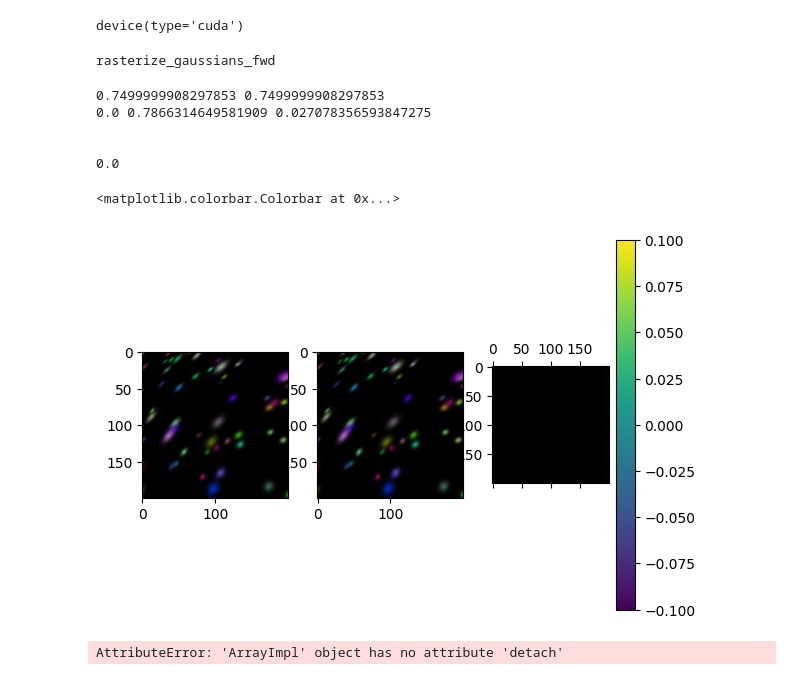
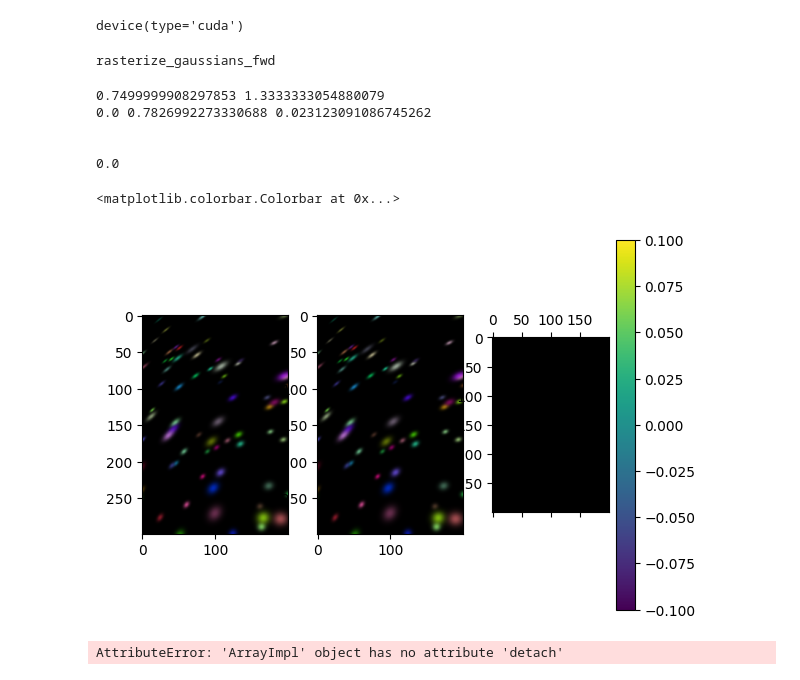
Before and after one commit to nishadgothoskar/diff-gaussian-rasterization, a Jupyter notebook: validate_torch_minimal.ipynb, the cells around one changed output. Saved outputs shown, nothing was run; the diff lists cells and outputs as text; code cells hidden in the pictures.

```diff
--- a/validate_torch_minimal.ipynb
+++ b/validate_torch_minimal.ipynb
@@ -63,21 +65,9 @@ intrinsics = Intrinsics(
-# %%
-from diff_gaussian_rasterization import _C
-import jax.numpy as jnp
-import jax
-import functools
-from jax import core, dtypes
-from jax.core import ShapedArray
-from jax.interpreters import batching, mlir, xla
-from jax.lib import xla_client
-import numpy as np
-from jaxlib.hlo_helpers import custom_call
-from tqdm import tqdm
-for _name, _value in _C.registrations().items():
-    print(_name)
-    xla_client.register_custom_call_target(_name, _value, platform="gpu")
-# %% [output]
-rasterize_gaussians_fwd
 # %%
+
+for _name, _value in _C.registrations().items():
+    print(_name)
+    xla_client.register_custom_call_target(_name, _value, platform="gpu")
+
 # XLA array layout in memory
 def default_layouts(*shapes):
     return [range(len(shape) - 1, -1, -1) for shape in shapes]
@@ -98,7 +88,6 @@ def _build_rasterize_gaussians_fwd_primitive():
             projmatrix,
             sh,
             campos,
-            image_empty,
             tanfovx, tanfovy, image_height, image_width,  sh_degree,
         ):
 
@@ -111,14 +100,13 @@ def _build_rasterize_gaussians_fwd_primitive():
 
         dtype = dtypes.canonicalize_dtype(means3D.dtype)
         num_gaussians, _ = means3D.shape
-        _image_height, _image_width = image_empty.shape[:2]
 
         GEOM_BUFFER_SIZE = int(1e6)
         BINNING_BUFFER_SIZE = int(1e7)
         IMG_BUFFER_SIZE = int(1e6)
 
         return [ShapedArray((1,), dtypes.canonicalize_dtype(jnp.int32)),
-                ShapedArray((3, _image_height, _image_width),  dtypes.canonicalize_dtype(jnp.float32)),
+                ShapedArray((3, image_height, image_width),  dtypes.canonicalize_dtype(jnp.float32)),
                 ShapedArray((num_gaussians,), dtypes.canonicalize_dtype(jnp.int32)),
                 ShapedArray((GEOM_BUFFER_SIZE,),  dtypes.canonicalize_dtype(jnp.float32)),
                 ShapedArray((BINNING_BUFFER_SIZE,),  dtypes.canonicalize_dtype(jnp.float32)),
@@ -137,21 +125,12 @@ def _build_rasterize_gaussians_fwd_primitive():
             projmatrix,
             sh,
             campos,
-            image_empty,
             tanfovx, tanfovy, image_height, image_width,  sh_degree
     ):
 
         num_gaussians = ctx.avals_in[1].shape[0]
-        # _image_height, _image_width = image_empty.shape[:2]
-
-        # jax.debug.print("🤯 {image_height} 🤯", image_height=image_height)
-        # jax.debug.print("🤯 {image_width} 🤯", image_width=image_width)
-        # jax.debug.print("🤯 {sh_degree} 🤯", sh_degree=sh_degree)
-        # jax.debug.print("🤯 {tanfovx} 🤯", tanfovx=tanfovx)
-
         opaque = _C.build_gaussian_rasterize_fwd_descriptor(
-            # image_height,image_width, sh_degree, num_gaussians, tanfovx, tanfovy
-            200, 200, 0, num_gaussians, 0.7499999908297853, 0.7499999908297853
+            image_height, image_width, sh_degree, num_gaussians, tanfovx, tanfovy,
         )
 
         op_name = "rasterize_gaussians_fwd"
@@ -165,8 +144,8 @@ def _build_rasterize_gaussians_fwd_primitive():
         BINNING_BUFFER_SIZE = int(1e7)
         IMG_BUFFER_SIZE = int(1e6)
         output_shapes = [
-            (1,), (200, 200, 3), (num_gaussians,), (GEOM_BUFFER_SIZE,), (BINNING_BUFFER_SIZE,), (IMG_BUFFER_SIZE,)]
-        image_height, image_width = 200, 200
+            (1,), (image_height, image_width, 3), (num_gaussians,), (GEOM_BUFFER_SIZE,), (BINNING_BUFFER_SIZE,), (IMG_BUFFER_SIZE,)
+        ]
 
         # [
         # ShapedArray((1,), jnp.int32),
@@ -219,3 +198,11 @@ def _build_rasterize_gaussians_fwd_primitive():
     _rasterize_prim.def_abstract_eval(_rasterize_fwd_abstract)
 
     return _rasterize_prim
+
+def torch_to_jax(torch_array):
+    return jnp.array(torch_array.detach().cpu().numpy())
+
+default_seed = 1222
+gt_seed = 1201223
+# %% [output]
+rasterize_gaussians_fwd
@@ -228,4 +209,11 @@ gt_seed = 1201223
 # %%
+intrinsics = Intrinsics(
+    height=300,
+    width=200,
+    fx=300.0, fy=300.0,
+    cx=100.0, cy=100.0,
+    near=0.01, far=2.5
+)
 
 torch.manual_seed(gt_seed)
 import random
@@ -309,39 +297,37 @@ image_height = int(intrinsics.height)
 image_width = int(intrinsics.width)
 sh_degree = 0
 campos = jnp.zeros(3)
-image_empty = jnp.zeros((image_height, image_width, 3))
 
 color = primitive.bind(
             bg,
             means3D,
             colors_precomp,
             opacities,
             scales,
             rotations,
             cov3D_precomp,
             viewmatrix,
             projmatrix,
             shs,
             campos,
-            image_empty,
-            tan_fovx, tan_fovy, image_height, image_width,  sh_degree
+            tanfovx=tan_fovx, tanfovy=tan_fovy, image_height=image_height, image_width=image_width,  sh_degree=sh_degree
 )[1]
 
 fig, (ax1, ax2, ax3) = plt.subplots(1, 3)
 color = jnp.transpose(color, (1,2,0))[...,:3]
 ax1.imshow(colors_gt)
 ax2.imshow(color)
 x = ax3.matshow(jnp.abs(color -colors_gt))
 print(jnp.abs(color -colors_gt).sum())
 fig.colorbar(x, ax=ax3)
 # %% [output]
-0.7499999908297853 0.7499999908297853
-0.0 0.7866314649581909 0.027078356593847275
+0.7499999908297853 1.3333333054880079
+0.0 0.7826992273330688 0.023123091086745262
 
 
 0.0
 <matplotlib.colorbar.Colorbar at 0x...>
-[figure, old version]
+[figure, new version]
 # %%
 # %% [output]
 AttributeError: 'ArrayImpl' object has no attribute 'detach'
```
Also changed, not shown: parts of 4 cells of this notebook, 3 other files.
